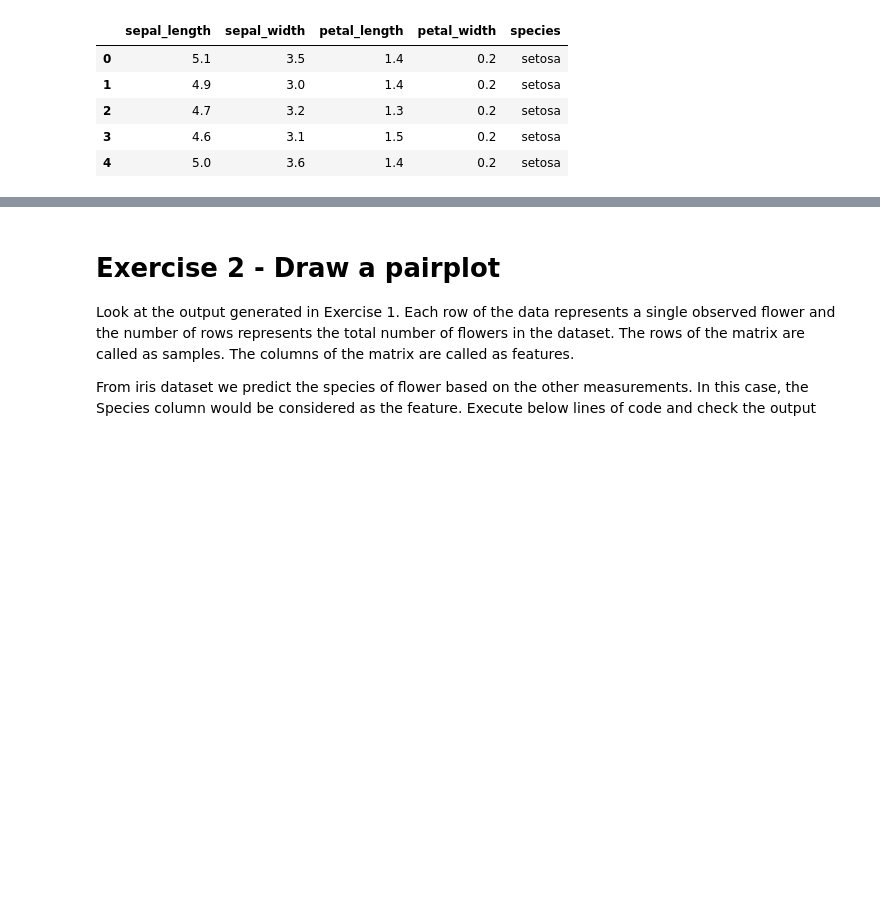
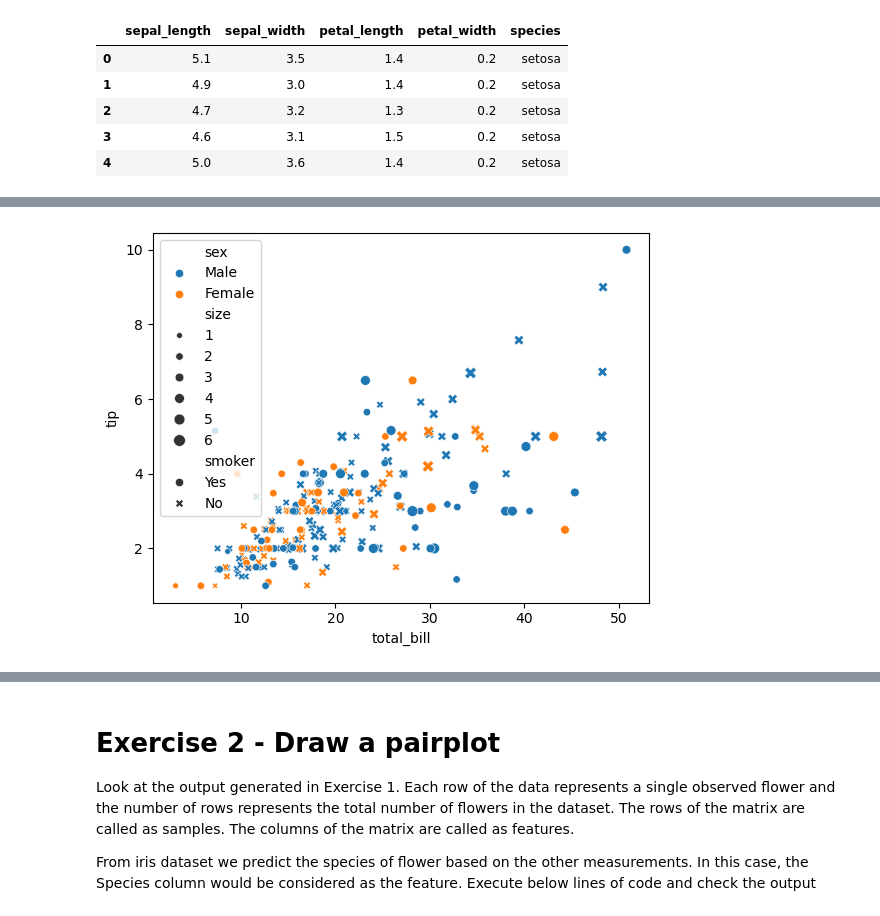
Before and after one commit to robbiet-bc/ai240, a Jupyter notebook: Week2-3/Taylor-Rob-Seaborn Exercise Notebook.ipynb, the cells around one changed output, grey strips where cells are left out. Cells and saved outputs as stored; diff of their text form; code cells hidden in the pictures; blank space fills up the shorter version.

```diff
--- a/Week2-3/Taylor-Rob-Seaborn Exercise Notebook.ipynb
+++ b/Week2-3/Taylor-Rob-Seaborn Exercise Notebook.ipynb
@@ -46,0 +72,10 @@ iris.head()
+# %%
+#datasets
+tips=sns.load_dataset('tips')
+titanic=pd.read_csv('https://raw.githubusercontent.com/campusx-official/100-days-of-machine-learning/main/day20-univariate-analysis/train.csv')
+flight=sns.load_dataset('flights')
+iris=sns.load_dataset('iris')
+sns.scatterplot(x=tips['total_bill'],y=tips['tip'],hue=tips['sex'],size=tips['size'],style=tips['smoker'])
+plt.show()
+# %% [output]
+[figure, added]
```
Also changed, not shown: parts of 23 cells of this notebook.
